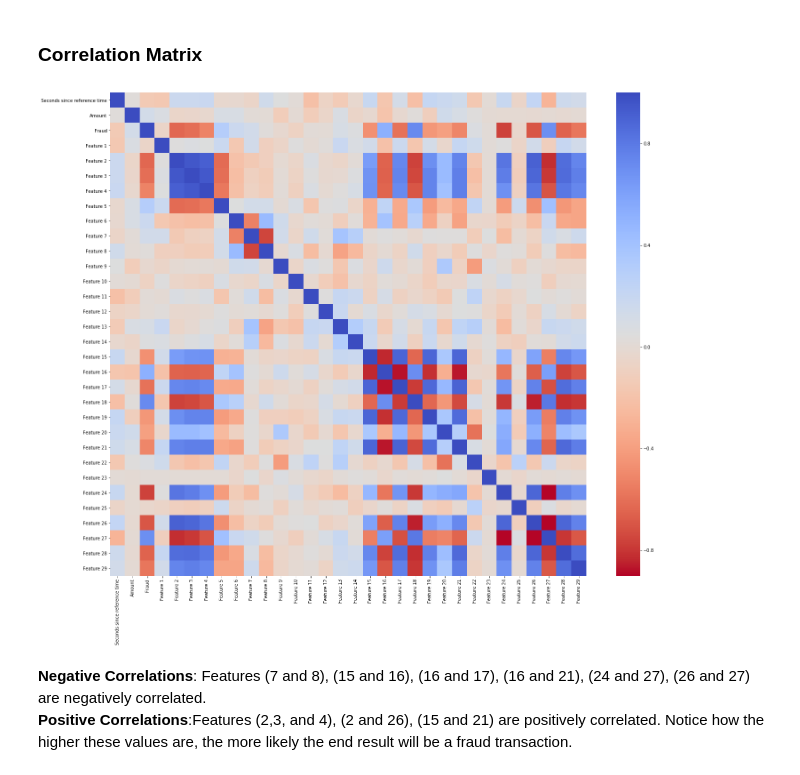
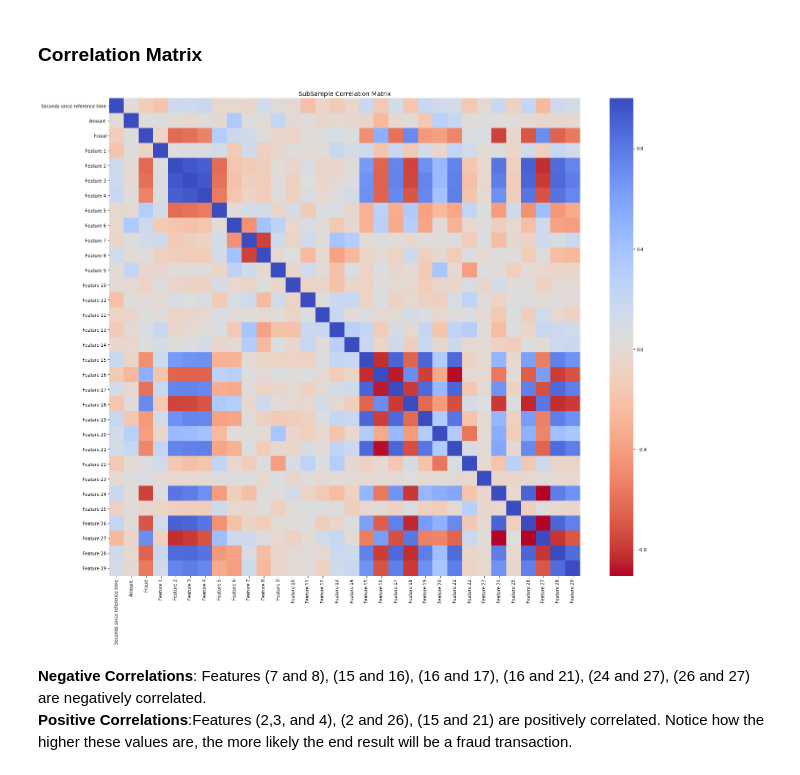
Before and after one commit to shubhamperiwal/fraud_detection, a Jupyter notebook: EDA + SMOTE.ipynb, the cells around one changed output. Saved outputs shown, nothing was run; the diff lists cells and outputs as text; code cells hidden in the pictures.

```diff
--- a/EDA + SMOTE.ipynb
+++ b/EDA + SMOTE.ipynb
@@ -108,12 +125,12 @@ df_sample.shape
 # %%
 f, ax1 = plt.subplots(1, 1, figsize=(24,20))
 
 sub_sample_corr = df_sample.corr()
 sns.heatmap(sub_sample_corr, cmap='coolwarm_r', annot_kws={'size':20}, ax=ax1)
-ax2.set_title('SubSample Correlation Matrix', fontsize=14)
+ax1.set_title('SubSample Correlation Matrix', fontsize=14)
 plt.show()
 # %% [output]
-[figure, old version]
+[figure, new version]
 # %% [markdown]
 <b>Negative Correlations</b>: Features (7 and 8), (15 and 16), (16 and 17), (16 and 21), (24 and 27), (26 and 27) are negatively correlated. <br/>
 <b>Positive Correlations</b>:Features (2,3, and 4), (2 and 26), (15 and 21) are positively correlated. Notice how the higher these values are, the more likely the end result will be a fraud transaction.
```
Also changed, not shown: parts of 29 cells of this notebook.
